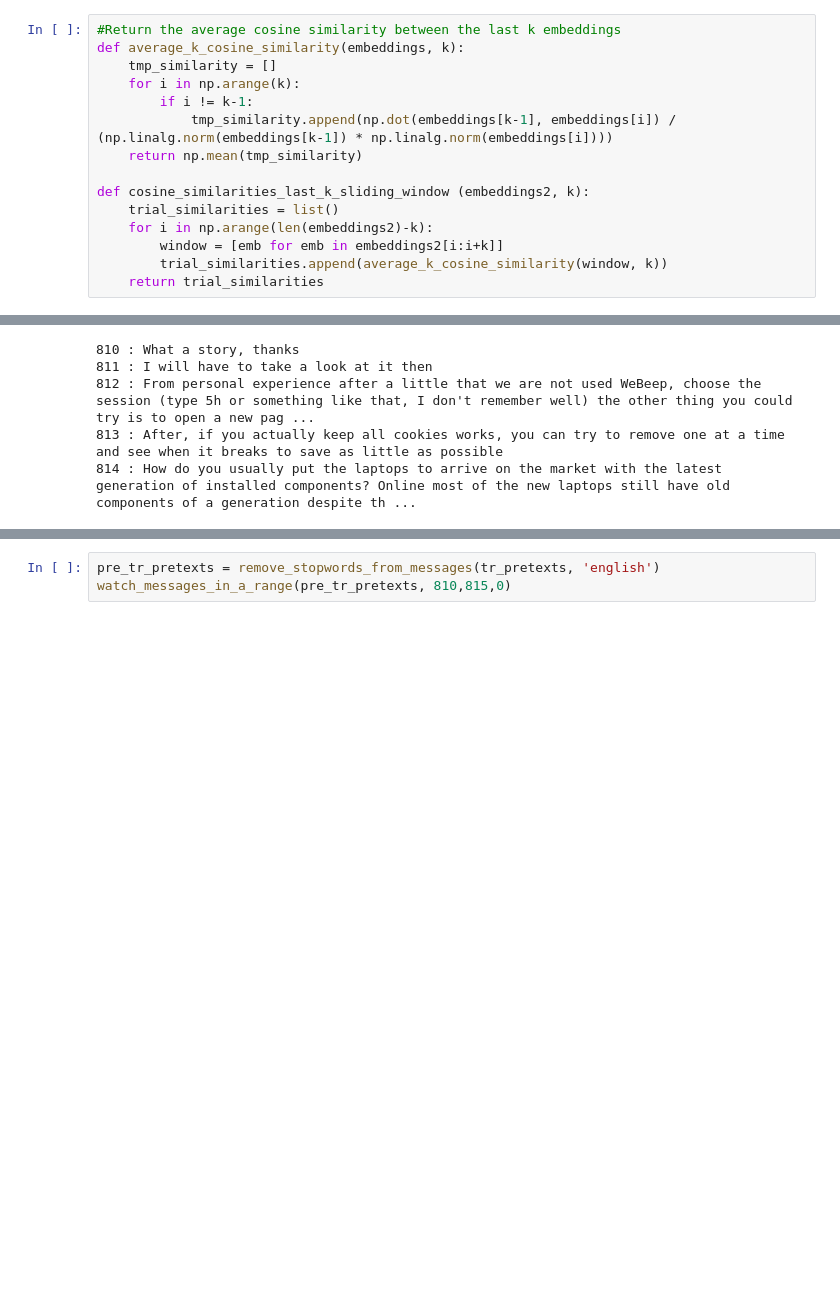
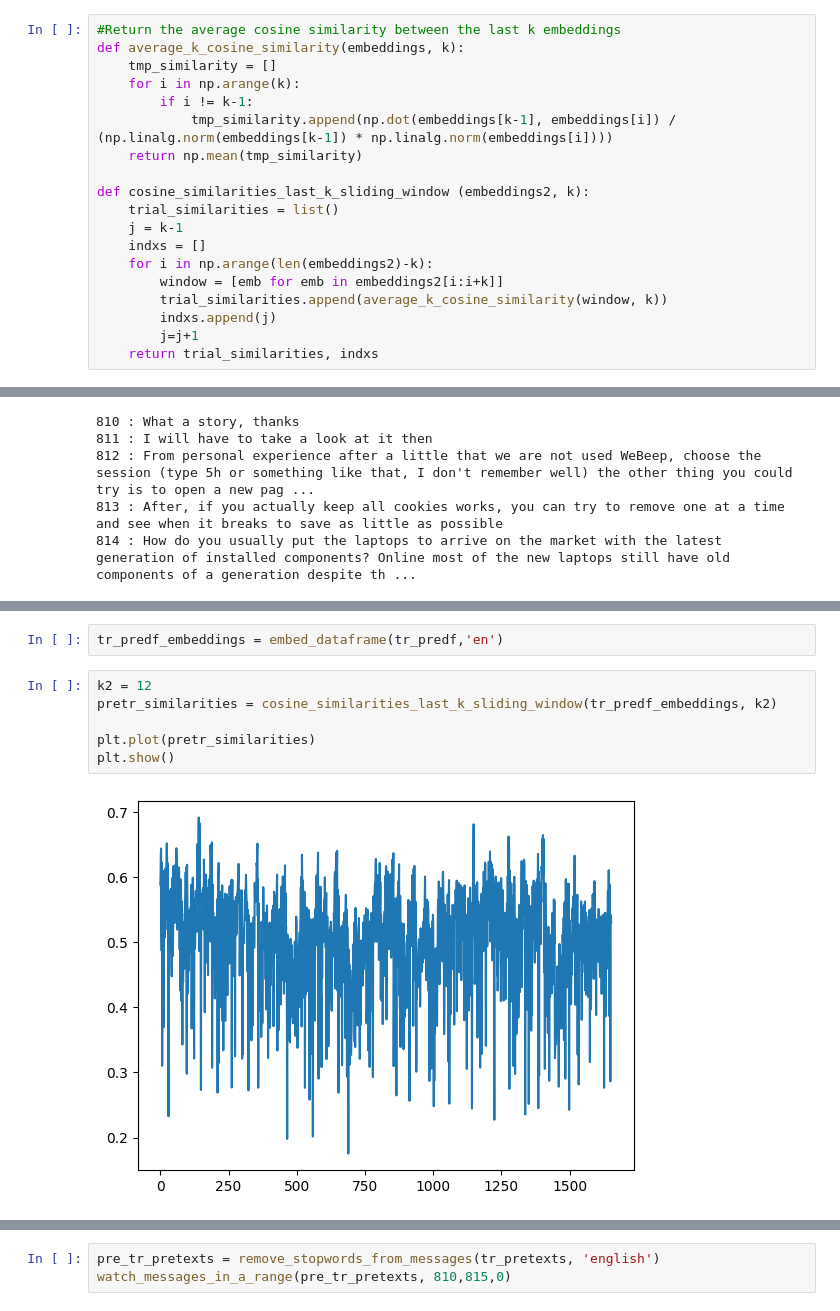
Before and after one commit to amirmosio/telegram-event-detection, a Jupyter notebook: data_analysis/dataset_analysis.ipynb, the cells around one changed output, grey strips where cells are left out. Drawn from its saved outputs; the diff is of its cells as text; blank space fills up the shorter version.

```diff
--- a/data_analysis/dataset_analysis.ipynb
+++ b/data_analysis/dataset_analysis.ipynb
@@ -65,10 +65,14 @@ def average_k_cosine_similarity(embeddings, k):
 
 def cosine_similarities_last_k_sliding_window (embeddings2, k):
     trial_similarities = list()
+    j = k-1
+    indxs = []
     for i in np.arange(len(embeddings2)-k):
         window = [emb for emb in embeddings2[i:i+k]]
         trial_similarities.append(average_k_cosine_similarity(window, k))
-    return trial_similarities
+        indxs.append(j)
+        j=j+1
+    return trial_similarities, indxs
 # %%
 def watch_messages_in_a_range(messages, start, end, k):
     for i in np.arange(start, end):
@@ -533,0 +586,10 @@ watch_messages_in_a_range(tr_pretexts, 810,815,0)
+# %%
+tr_predf_embeddings = embed_dataframe(tr_predf,'en')
+# %%
+k2 = 12
+pretr_similarities = cosine_similarities_last_k_sliding_window(tr_predf_embeddings, k2)
+
+plt.plot(pretr_similarities)
+plt.show()
+# %% [output]
+[figure, added]
```
Also changed, not shown: parts of 12 cells of this notebook, 1 other file.
